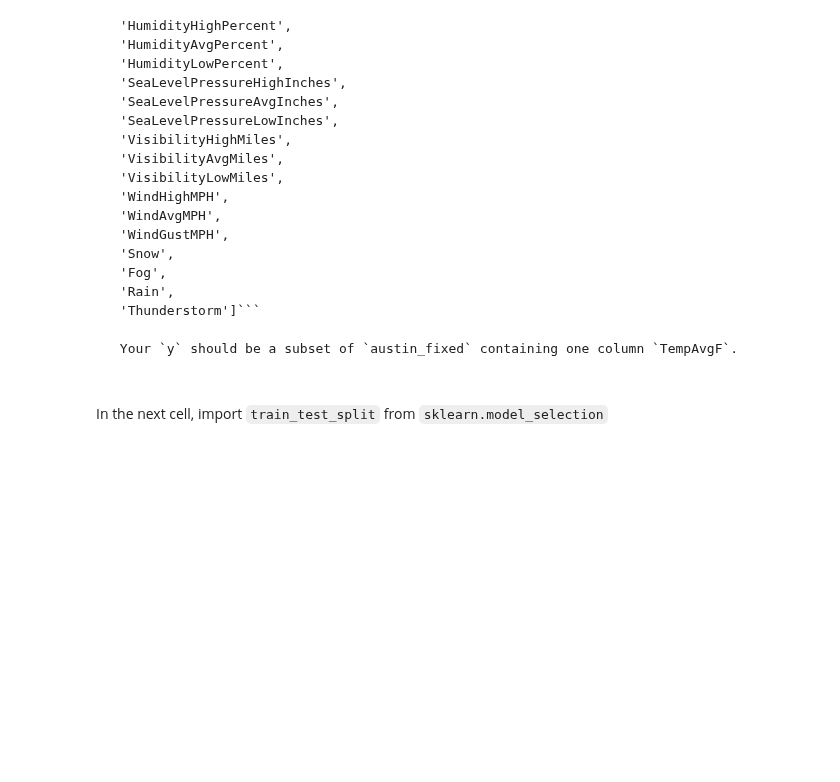
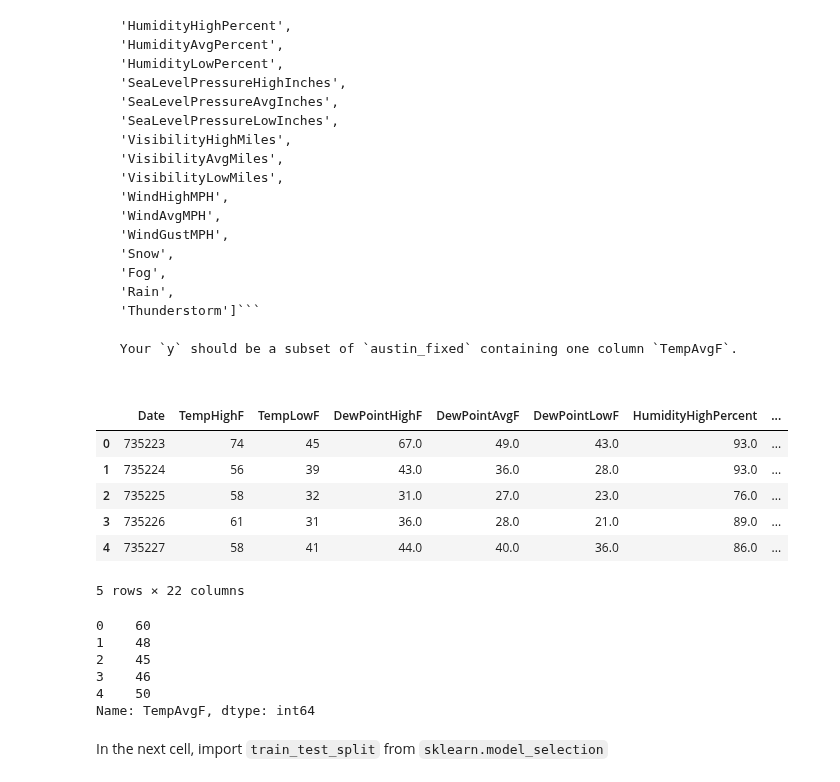
Before and after one commit to Shinan-tech/data-pt-ber-08-20, a Jupyter notebook: Labs/module-3_labs/01_intro-ml/01_lab-intro-to-ml/your-code/main.ipynb, the cells around one changed output. Cells and saved outputs as stored; diff of their text form; code cells hidden in the pictures; blank space fills up the shorter version.

```diff
--- a/Labs/module-3_labs/01_intro-ml/01_lab-intro-to-ml/your-code/main.ipynb
+++ b/Labs/module-3_labs/01_intro-ml/01_lab-intro-to-ml/your-code/main.ipynb
@@ -337,3 +350,7 @@ You will check the *Events* column. If its string value contains `Rain`, then th
+# %%
+# Your code here
+for event in event_list:
+    austin_fixed[event] = austin_fixed["Events"].str.contains(event).astype(int)
 # %% [markdown]
 #### Print out `austin_fixed` to check if the event columns are populated with the intended values
 # %%
@@ -342,6 +368,7 @@ You will check the *Events* column. If its string value contains `Rain`, then th
 #### If your code worked correctly, now we can drop the `Events` column as we don't need it any more.
 # %%
 # Your code here
+austin_fixed.drop("Events", inplace=True, axis=1)
 # %% [markdown]
 # Challenge 4 - Processing The `Date` Column
 
@@ -355,3 +380,8 @@ Here you can find the [reference](https://docs.python.org/3/library/datetime.htm
+# %%
+# Your code here
+from datetime import datetime as dt
+
+austin_fixed['Date'] = austin_fixed['Date'].apply(lambda date_col: dt.strptime(date_col, '%Y-%m-%d').toordinal())
 # %% [markdown]
 #### Print `austin_fixed` to check your `Date` column.
 # %%
@@ -398,3 +434,25 @@ In the next cell, assign the `TempAvgF` column to `y` and the remaining columns
+# %%
+# Your code here:
+response_col_names = list(austin_fixed.columns.values)
+response_col_names.remove("TempAvgF")
+X = austin_fixed[response_col_names]
+y = austin_fixed["TempAvgF"]
+display(X.head(5))
+display(y.head(5))
+# %% [output]
+|  | Date | TempHighF | TempLowF | DewPointHighF | DewPointAvgF | DewPointLowF | HumidityHighPercent | ... |
+| 0 | 735223 | 74 | 45 | 67.0 | 49.0 | 43.0 | 93.0 | ... |
+| 1 | 735224 | 56 | 39 | 43.0 | 36.0 | 28.0 | 93.0 | ... |
+| 2 | 735225 | 58 | 32 | 31.0 | 27.0 | 23.0 | 76.0 | ... |
+| 3 | 735226 | 61 | 31 | 36.0 | 28.0 | 21.0 | 89.0 | ... |
+| 4 | 735227 | 58 | 41 | 44.0 | 40.0 | 36.0 | 86.0 | ... |
+5 rows × 22 columns
+0    60
+1    48
+2    45
+3    46
+4    50
+Name: TempAvgF, dtype: int64
 # %% [markdown]
 In the next cell, import `train_test_split` from `sklearn.model_selection`
 # %%
```
Also changed, not shown: parts of 14 cells of this notebook, 3 other files.
